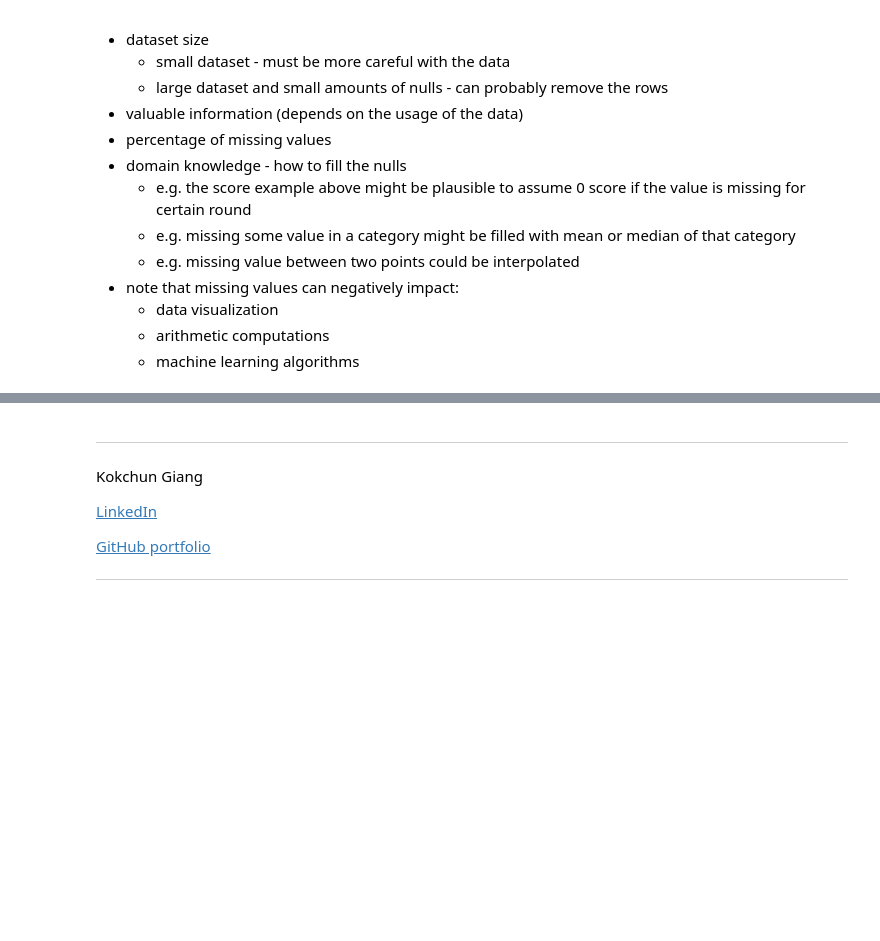
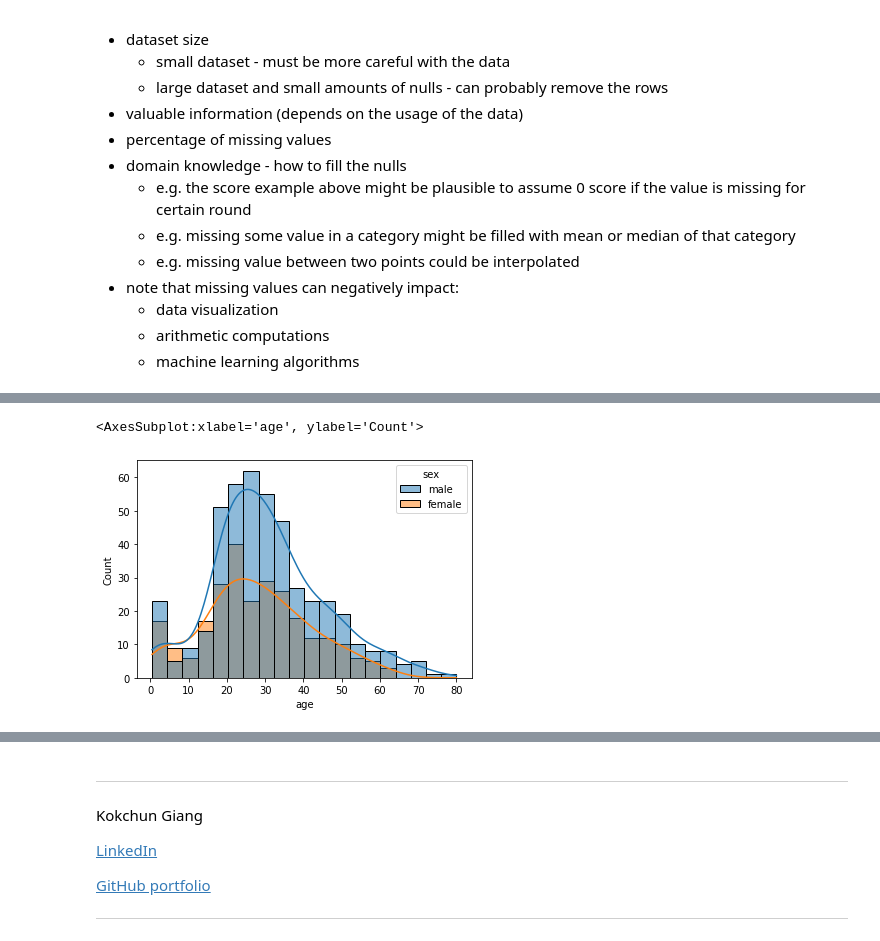
Before and after one commit to kokchun/Databehandling, a Jupyter notebook: Lectures/L1-missing-aggregation.ipynb, the cells around one changed output, grey strips where cells are left out. Saved outputs shown, nothing was run; the diff lists cells and outputs as text; code cells hidden in the pictures; blank space fills up the shorter version.

Commit message:
Starting titanic data

```diff
--- a/Lectures/L1-missing-aggregation.ipynb
+++ b/Lectures/L1-missing-aggregation.ipynb
@@ -136,3 +137,8 @@ The strategy you should choose may depend on:
     - data visualization
     - arithmetic computations
     - machine learning algorithms
+# %%
+import seaborn as sns
+# Seaborn has some toy datasets for learning: https://github.com/mwaskom/seaborn-data
+titanic = sns.load_dataset("titanic")
+titanic.head()
@@ -138,0 +172,6 @@ The strategy you should choose may depend on:
+# %%
+# Histogram of the age distribution for male and female
+sns.histplot(data= titanic, x="age", kde=True, hue="sex")
+# %% [output]
+<AxesSubplot:xlabel='age', ylabel='Count'>
+[figure, added]
```
Also changed, not shown: parts of 9 cells of this notebook.
